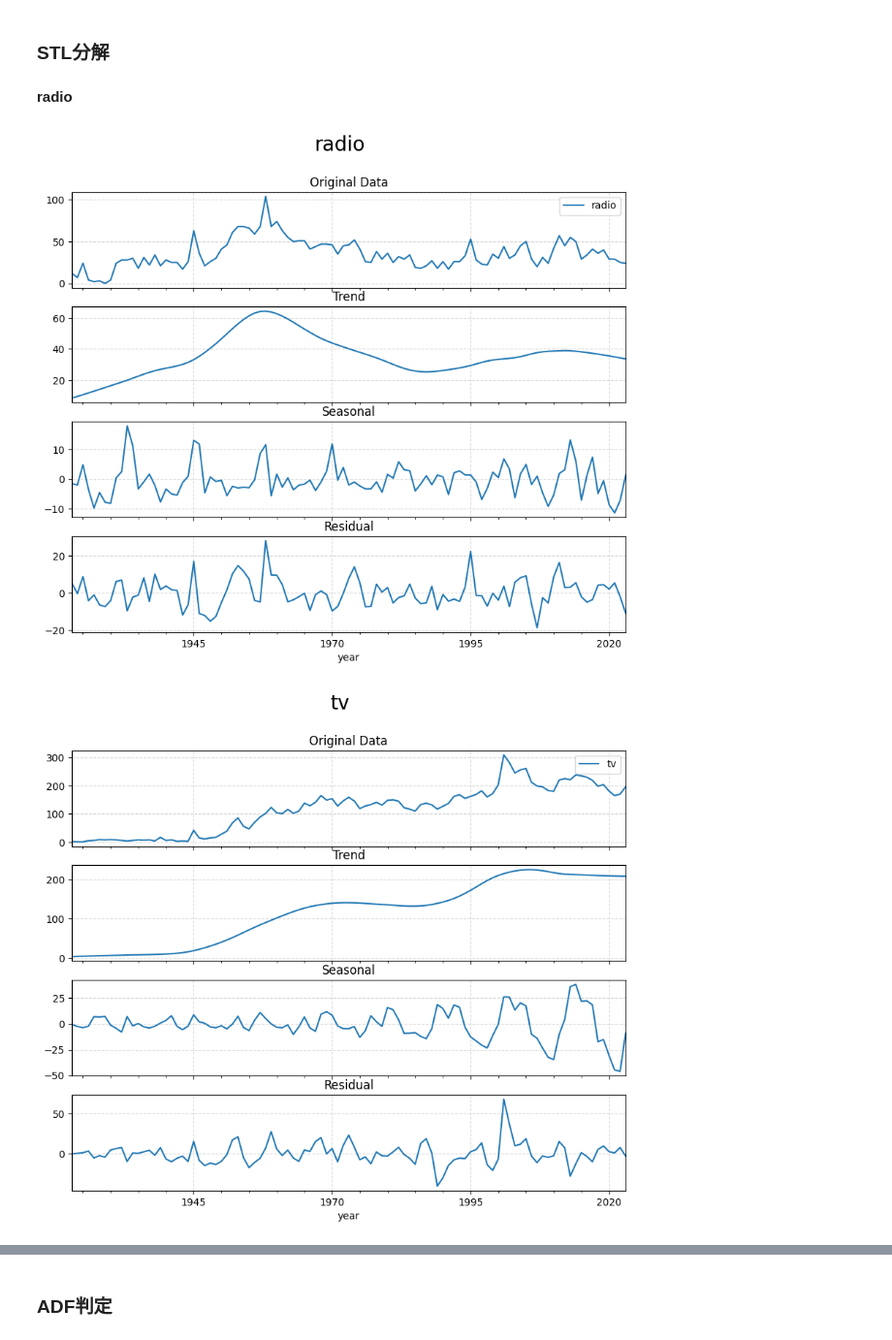
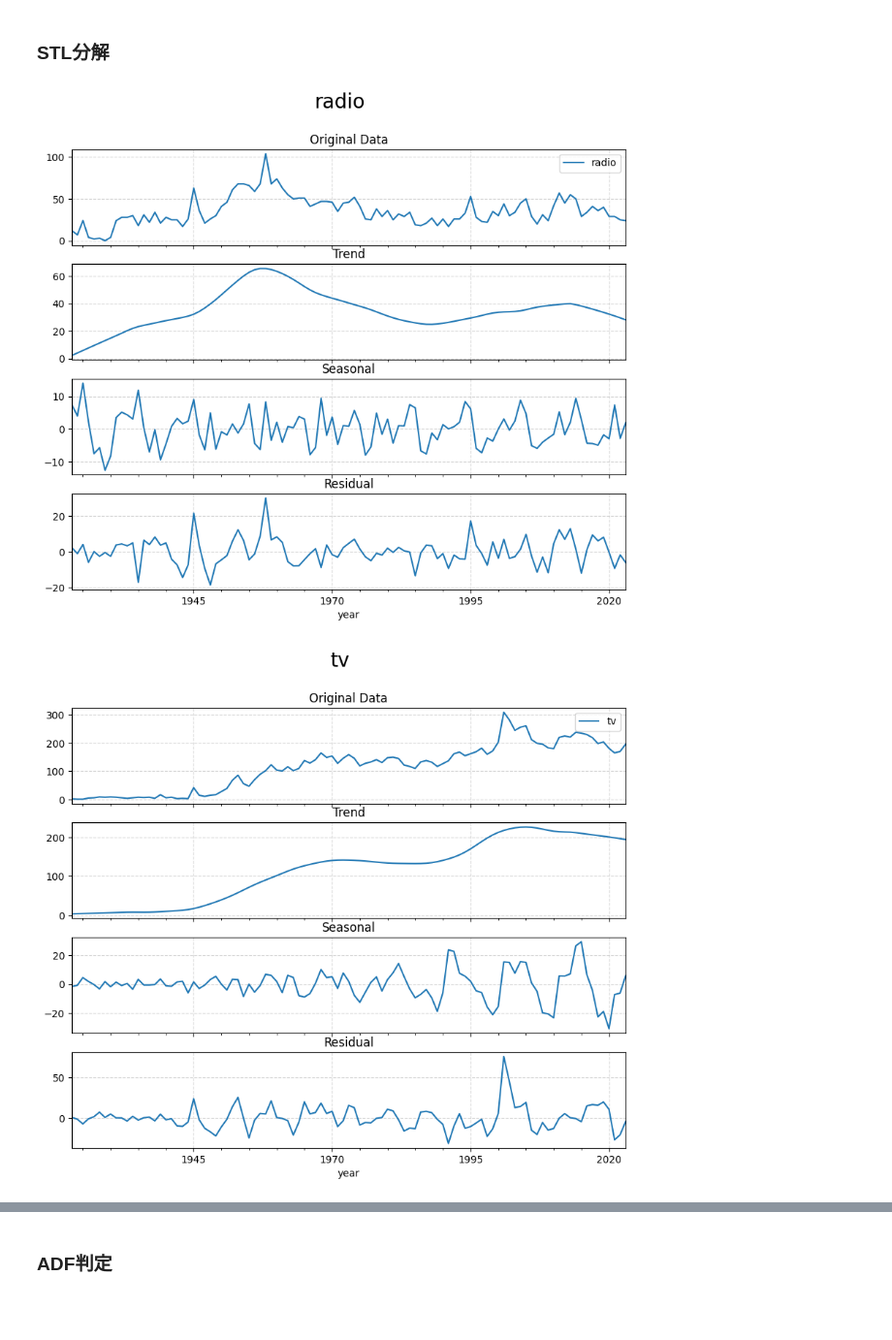
Before and after one commit to Hikaru2011/2025_radio, a Jupyter notebook: 6_未来予測/prediction.ipynb, the cells around one changed output, grey strips where cells are left out. Shown at 97% size. Saved outputs shown, nothing was run; the diff lists cells and outputs as text; code cells hidden in the pictures; blank space fills up the shorter version.

```diff
--- a/6_未来予測/prediction.ipynb
+++ b/6_未来予測/prediction.ipynb
@@ -52,8 +35,6 @@ plt.show()
 [figure]
 # %% [markdown]
 ### STL分解
-# %% [markdown]
-**radio**
 # %%
 from statsmodels.tsa.seasonal import STL
 
@@ -61,33 +42,33 @@ types = ["radio", "tv", "newspaper", "book","net"]
 for name in types:
 
     # 対象のデータフレームを取得
     df_stl = globals()[f"df_{name}"]
 
-    stl = STL(df_stl, period=12)
+    stl = STL(df_stl, period=10)
     res = stl.fit()
 
     # それぞれの成分を描画
     fig, axes = plt.subplots(4, 1, figsize=(10, 8), sharex=True)
 
     df_stl.plot(ax=axes[0])
     axes[0].grid(True, linestyle='--', alpha=0.5)
     axes[0].set_title('Original Data')
 
     res.trend.plot(ax=axes[1])
     axes[1].grid(True, linestyle='--', alpha=0.5)
     axes[1].set_title('Trend')
 
     res.seasonal.plot(ax=axes[2])
     axes[2].grid(True, linestyle='--', alpha=0.5)
     axes[2].set_title('Seasonal')
 
     res.resid.plot(ax=axes[3])
     axes[3].grid(True, linestyle='--', alpha=0.5)
     axes[3].set_title('Residual')
 
     plt.suptitle(name, fontsize = 20)
 
     plt.show()
 # %% [output]
-[figure, old version]
+[figure, new version]
-[figure, old version]
+[figure, new version]
```
Also changed, not shown: parts of 14 cells of this notebook.
